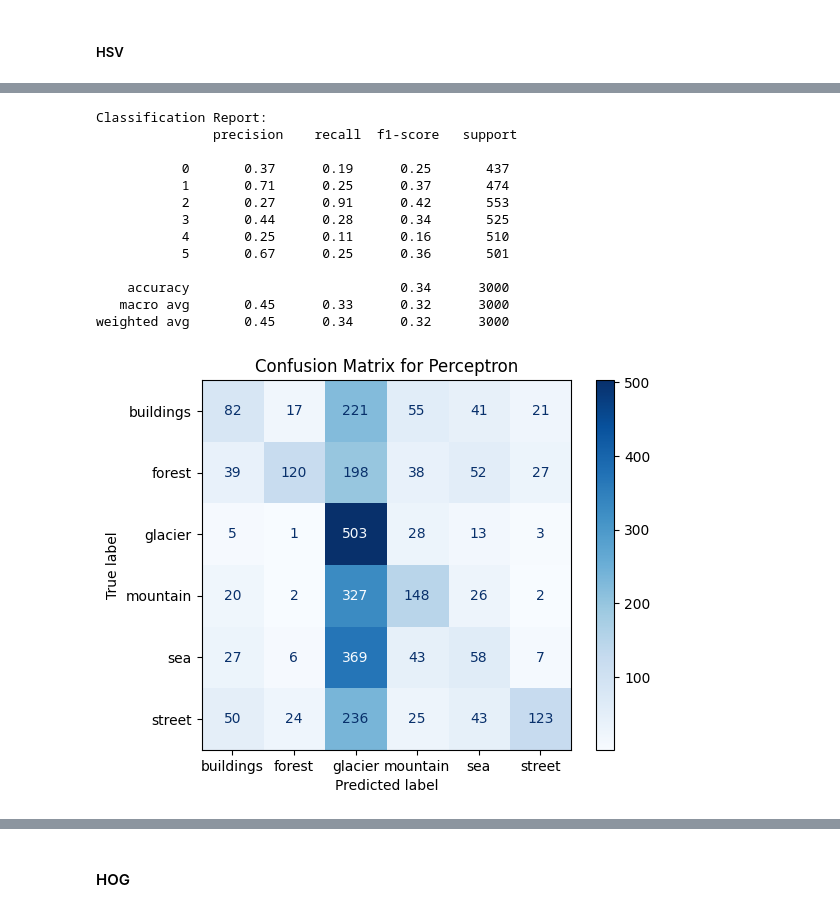
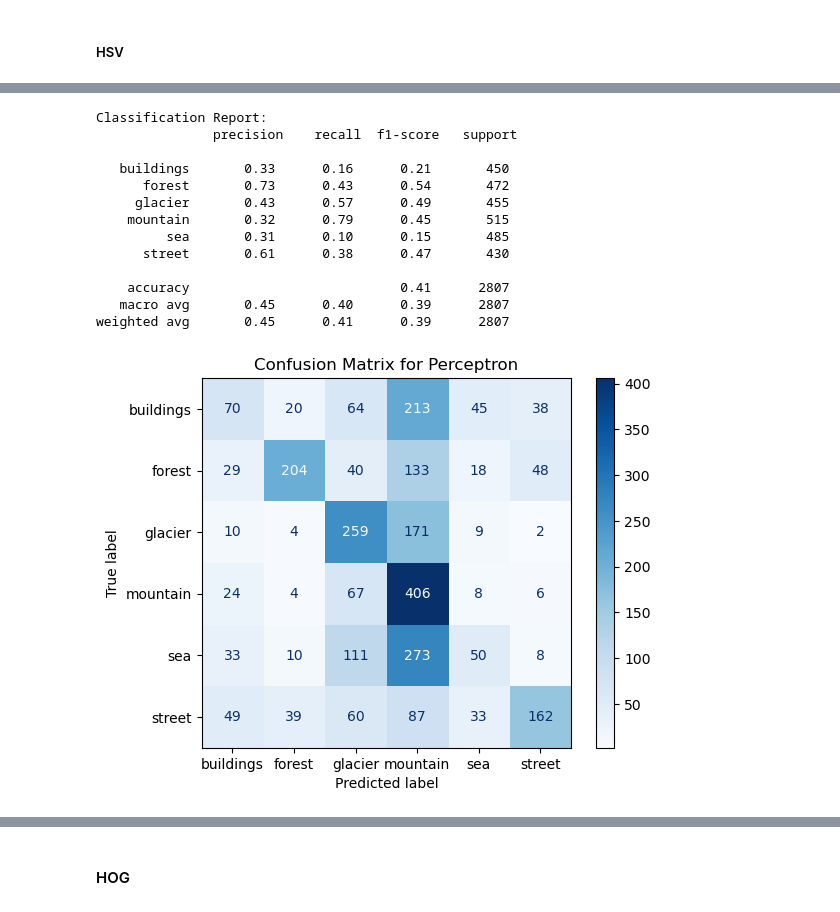
Before and after one commit to aolaya/image_classification_models, a Jupyter notebook: image_classification_models.ipynb, the cells around one changed output, grey strips where cells are left out. Saved outputs shown, nothing was run; the diff lists cells and outputs as text; code cells hidden in the pictures.

```diff
--- a/image_classification_models.ipynb
+++ b/image_classification_models.ipynb
@@ -227,6 +227,19 @@ from sklearn.metrics import confusion_matrix, ConfusionMatrixDisplay
 from sklearn.metrics import (
     accuracy_score, precision_score, recall_score, f1_score, confusion_matrix, classification_report
 )
+# %%
+# Model classifaction results
+def classification_results(X_val_perc, y_val_perc, perceptron):
+    perceptron_pred = perceptron.predict(X_val_perc)
+
+    print("\nClassification Report:\n", classification_report(y_val_perc, perceptron_pred, target_names=['buildings','forest', 'glacier', 'mountain', 'sea', 'street']))
+
+    perceptron_cm = confusion_matrix(y_val_perc, perceptron_pred)
+
+    perceptron_disp = ConfusionMatrixDisplay(confusion_matrix = perceptron_cm, display_labels = ['buildings','forest', 'glacier', 'mountain', 'sea', 'street'])
+    perceptron_disp.plot(cmap='Blues')
+    plt.title("Confusion Matrix for Perceptron")
+    plt.show()
 # %% [markdown]
 #### Perceptron
 # %%
@@ -304,6 +315,5 @@ X_train_perc, X_val_perc, y_train_perc, y_val_perc = train_test_split(
     random_state=42
 )
 # %%
-# Train
-# 7 m 14.6 s
-perceptron.fit(X_train_perc, y_train_perc)
+# 7 m 13.8 s
+perceptron = train_perceptron(X_train_perc, y_train_perc, max_iter=2000)
@@ -345,25 +320,19 @@ perceptron_pred = perceptron.predict(test_hsv_features)
-# %%
-print("\nClassification Report:\n", classification_report(test_labels, perceptron_pred))
-# %% [output]
-Classification Report:
-               precision    recall  f1-score   support
-
-           0       0.37      0.19      0.25       437
-           1       0.71      0.25      0.37       474
-           2       0.27      0.91      0.42       553
-           3       0.44      0.28      0.34       525
-           4       0.25      0.11      0.16       510
-           5       0.67      0.25      0.36       501
-
-    accuracy                           0.34      3000
-   macro avg       0.45      0.33      0.32      3000
-weighted avg       0.45      0.34      0.32      3000
-# %%
-perceptron_cm = confusion_matrix(test_labels, perceptron_pred)
-
-perceptron_disp = ConfusionMatrixDisplay(confusion_matrix = perceptron_cm, display_labels = ['buildings','forest', 'glacier', 'mountain', 'sea', 'street'])
-perceptron_disp.plot(cmap='Blues')
-plt.title("Confusion Matrix for Perceptron")
-plt.show()
-# %% [output]
-[figure, removed]
+# %%
+# Validation
+# 11.8 s
+classification_results(X_val_perc, y_val_perc, perceptron)
+# %% [output]
+Classification Report:
+               precision    recall  f1-score   support
+
+   buildings       0.33      0.16      0.21       450
+      forest       0.73      0.43      0.54       472
+     glacier       0.43      0.57      0.49       455
+    mountain       0.32      0.79      0.45       515
+         sea       0.31      0.10      0.15       485
+      street       0.61      0.38      0.47       430
+
+    accuracy                           0.41      2807
+   macro avg       0.45      0.40      0.39      2807
+weighted avg       0.45      0.41      0.39      2807
+[figure, added]
```
Also changed, not shown: parts of 97 cells of this notebook, 1 other file.
